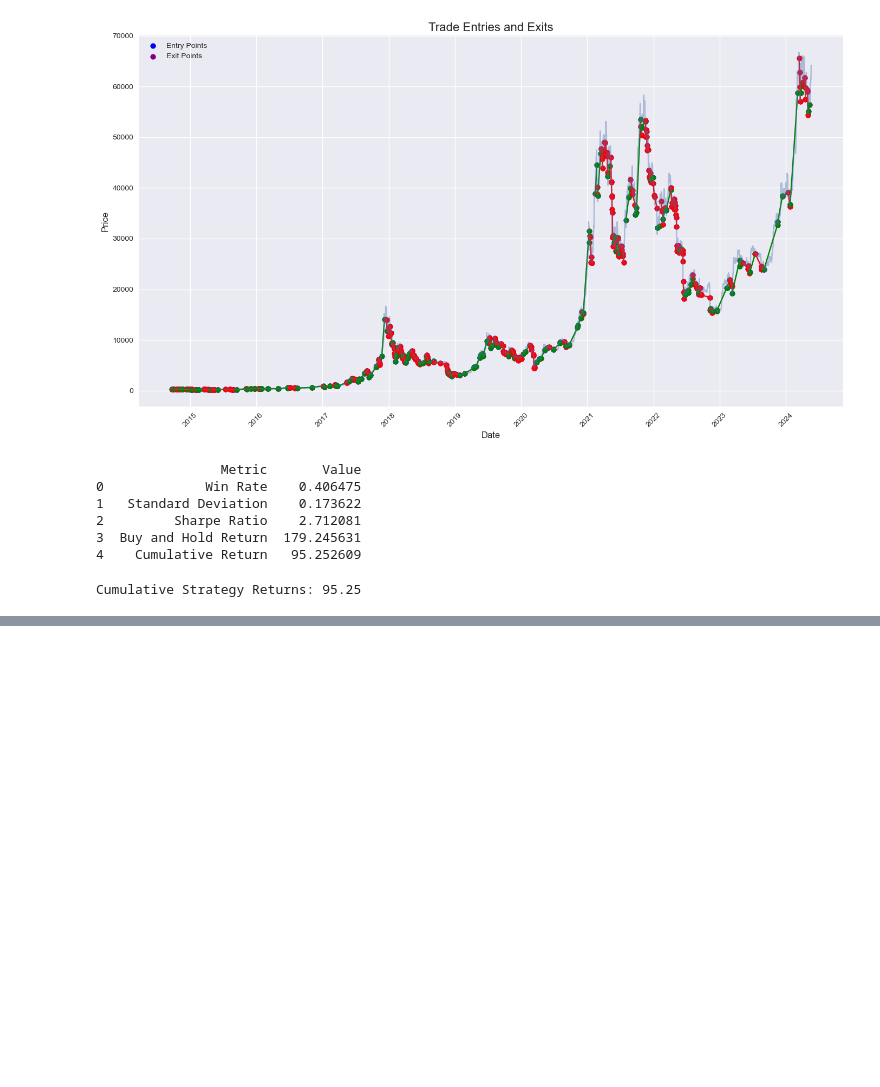
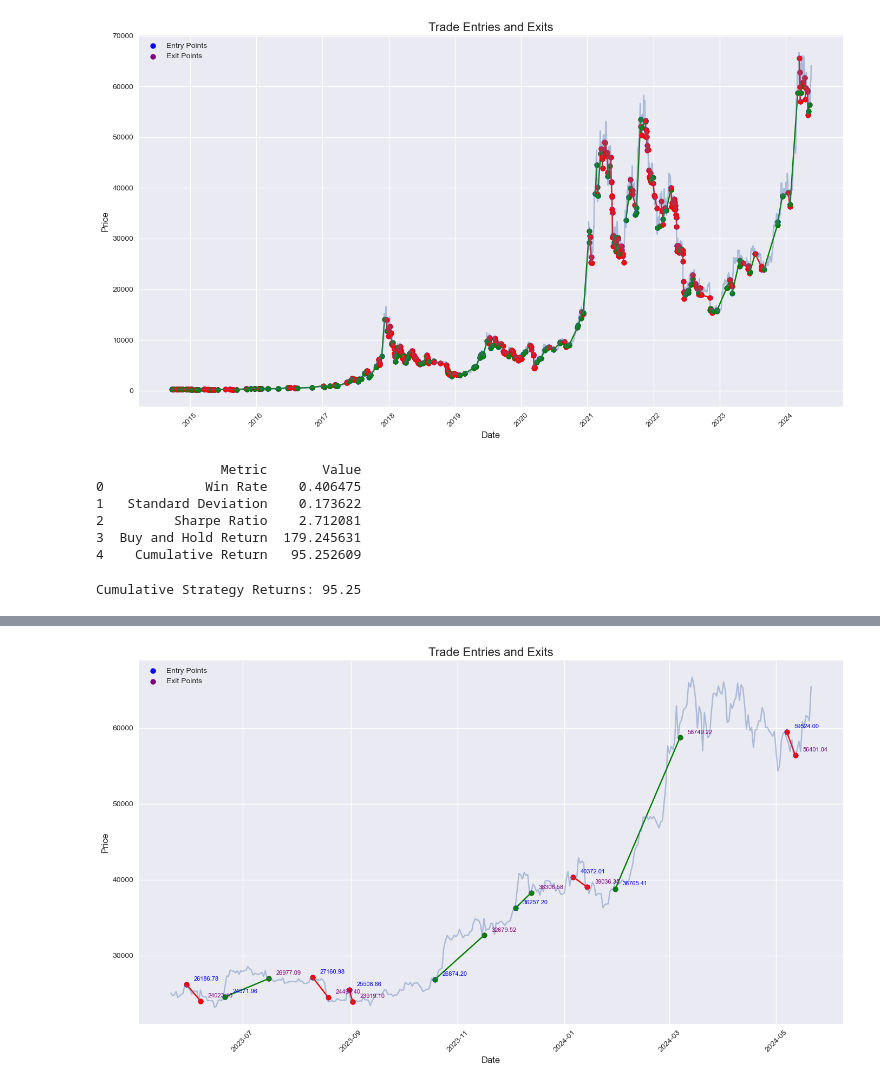
Before and after one commit to datadham/TradingStrategy, a Jupyter notebook: notebooks/03_StrategyOverview.ipynb, the cells around one changed output, grey strips where cells are left out. Cells and saved outputs as stored; diff of their text form; code cells hidden in the pictures; blank space fills up the shorter version.

```diff
--- a/notebooks/03_StrategyOverview.ipynb
+++ b/notebooks/03_StrategyOverview.ipynb
@@ -43,3 +46,7 @@ hist = actif.history(period="max",interval='1d')
+# %%
+hist = pd.read_csv('BTC-EUR.csv')
+hist['Date'] = pd.to_datetime(hist['Date'])
+hist = hist.set_index('Date')
 # %%
 hist['Close'].plot()
 plt.show()
@@ -195,0 +271,10 @@ Cumulative Strategy Returns: 95.25
+# %%
+df = calculate_macd(hist)
+df = generate_macd_signals(df)
+df, trades = apply_strategy(df)
+# %%
+trades = pd.DataFrame(trades)
+# %%
+showtrades(trades = trades,Close = hist['Close'], annot=True)
+# %% [output]
+[figure, added]
```
Also changed, not shown: parts of 7 cells of this notebook, 1 other file.
